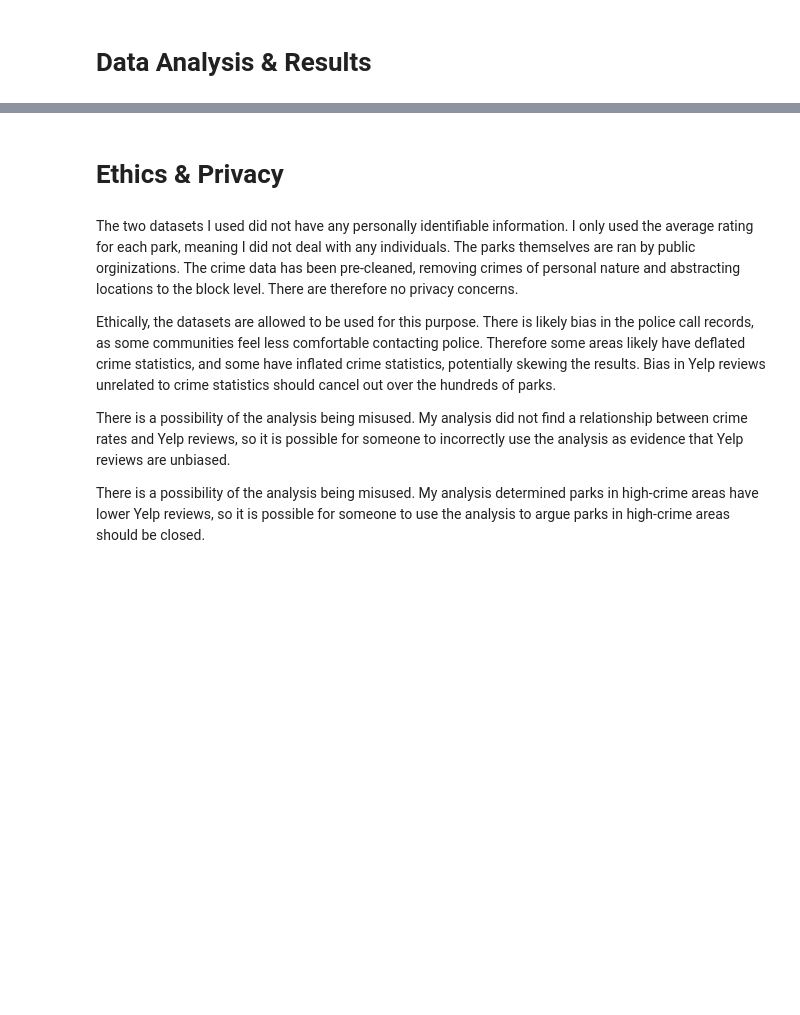
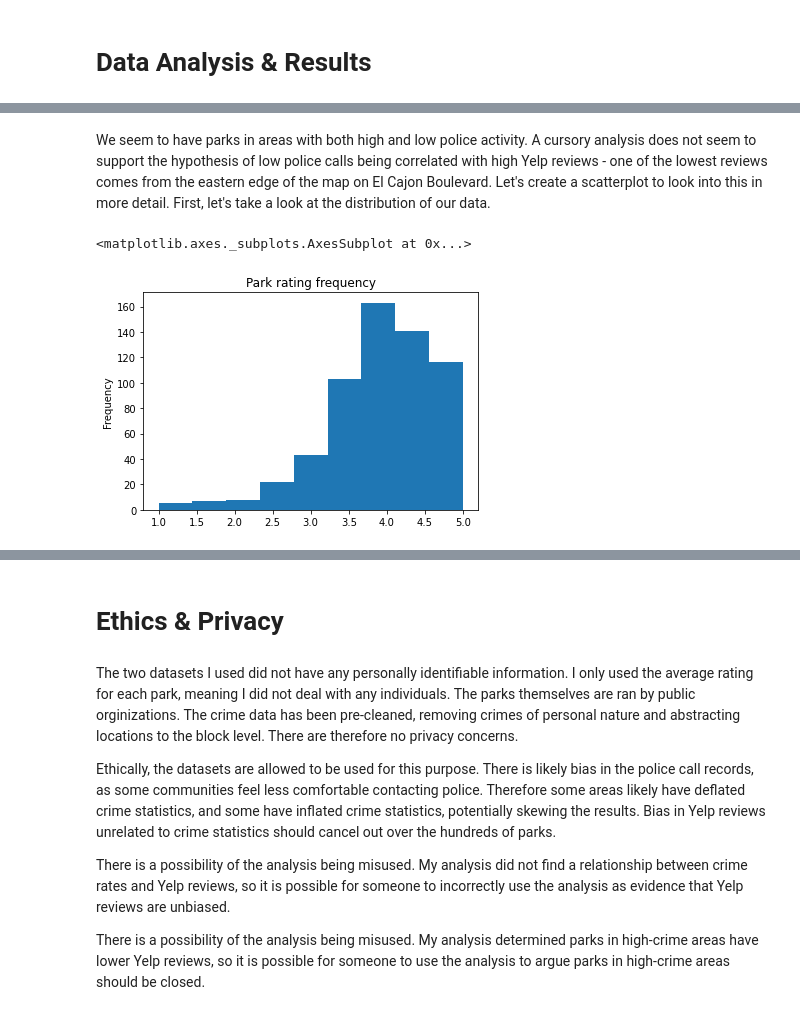
Before and after one commit to hsyzdek/individual_fa20, a Jupyter notebook: final_project/FinalProject_hsyzdek.ipynb, the cells around one changed output, grey strips where cells are left out. Drawn from its saved outputs; the diff is of its cells as text; code cells hidden in the pictures; blank space fills up the shorter version.

```diff
--- a/final_project/FinalProject_hsyzdek.ipynb
+++ b/final_project/FinalProject_hsyzdek.ipynb
@@ -158,0 +226,6 @@ with open('crimeLocs.csv', mode='wt', encoding='utf-8') as myfile:
+# %%
+#We toss any park with less than 4 nearby calls, as they might be out of
+#the SD police jurisdiction
+pdf = pd.read_csv('parks_calls.csv')
+pdf = pdf[pdf['calls'] > 4]
+pdf
@@ -165,0 +293,7 @@ Include cells that describe the steps in your data analysis.
+# %% [markdown]
+We seem to have parks in areas with both high and low police activity. A cursory analysis does not seem to support the hypothesis of low police calls being correlated with high Yelp reviews - one of the lowest reviews comes from the eastern edge of the map on El Cajon Boulevard. Let's create a scatterplot to look into this in more detail. First, let's take a look at the distribution of our data.
+# %%
+pdf['rating'].plot.hist(bins = 9, title="Park rating frequency")
+# %% [output]
+<matplotlib.axes._subplots.AxesSubplot at 0x...>
+[figure, added]
```
Also changed, not shown: parts of 31 cells of this notebook, 1 other file.
